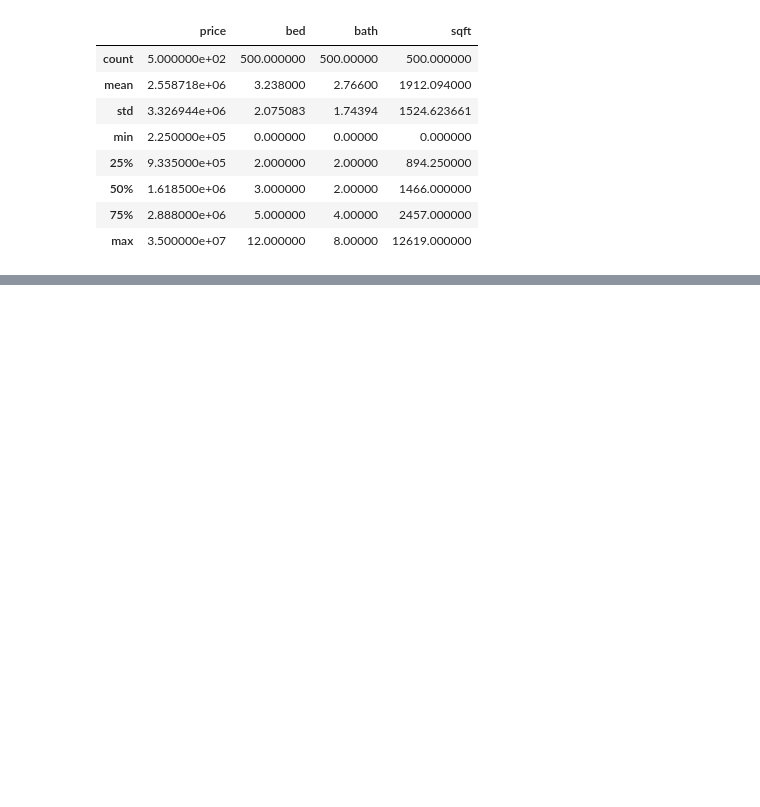
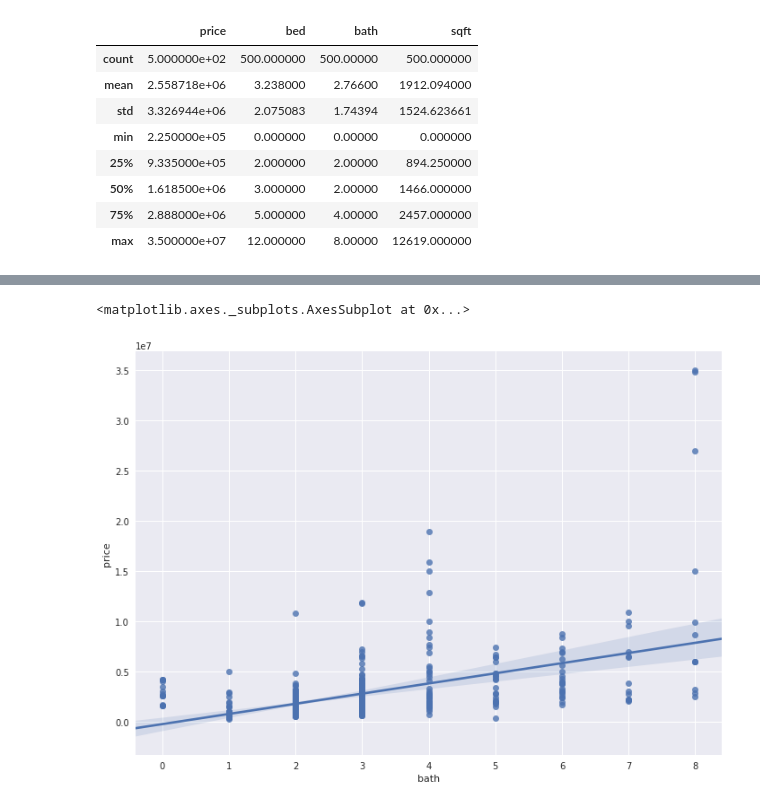
Before and after one commit to kylehounslow/vancouver_housing, a Jupyter notebook: notebooks/EDA.ipynb, the cells around one changed output, grey strips where cells are left out. Saved outputs shown, nothing was run; the diff lists cells and outputs as text; code cells hidden in the pictures; blank space fills up the shorter version.

```diff
--- a/notebooks/EDA.ipynb
+++ b/notebooks/EDA.ipynb
@@ -146,0 +185,6 @@ Kurtosis: 42.640061
+# %%
+var = 'bath'
+sns.regplot(df[var], df['price'], )
+# %% [output]
+<matplotlib.axes._subplots.AxesSubplot at 0x...>
+[figure, added]
```
Also changed, not shown: parts of 24 cells of this notebook.
